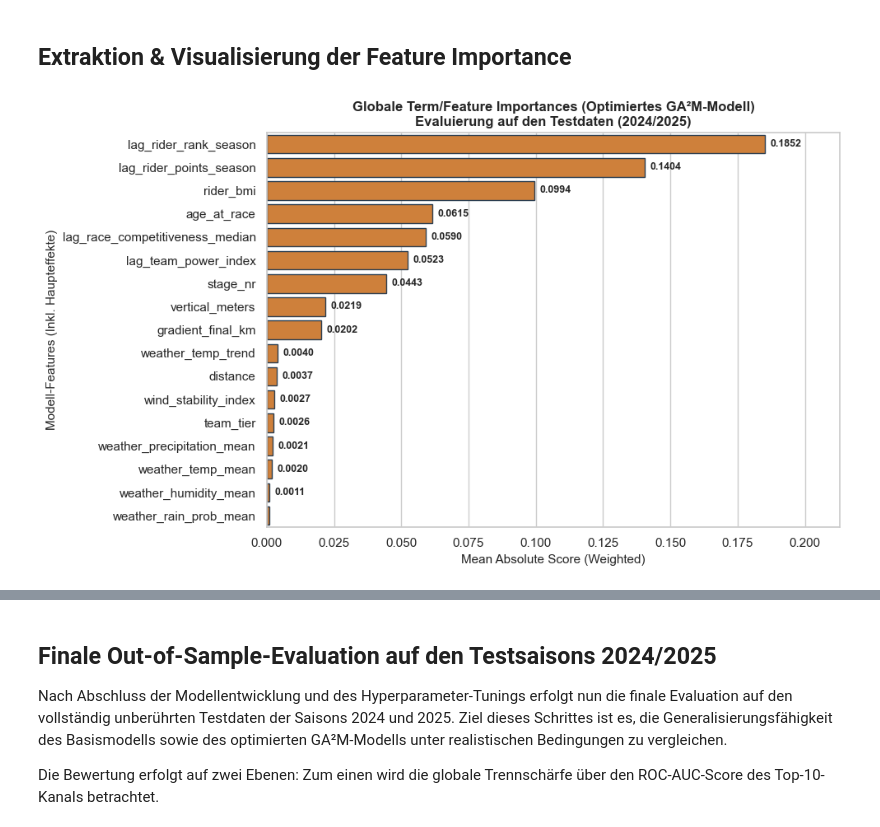
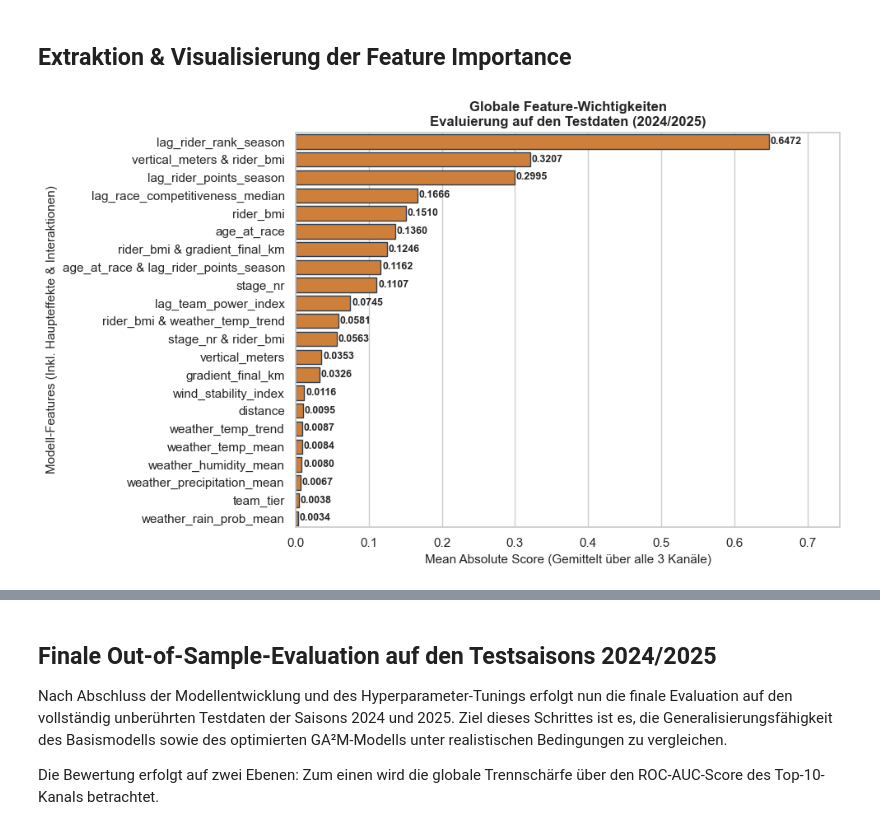
Before and after one commit to LPI24/GADA-Group3-Cycling-Stage-Prediction, a Jupyter notebook: src/Notebooks/10-01-02_EBM_classif.ipynb, the cells around one changed output, grey strips where cells are left out. Cells and saved outputs as stored; diff of their text form; code cells hidden in the pictures.

```diff
--- a/src/Notebooks/10-01-02_EBM_classif.ipynb
+++ b/src/Notebooks/10-01-02_EBM_classif.ipynb
@@ -1059,63 +1156,102 @@ Der methodische Umstieg von einer rein binären Klassifikation hin zu einer **or
 # %% [markdown]
 ## Extraktion & Visualisierung der Feature Importance
 # %%
-# 1. Das beste Modell aus der vorangegangenen Grid Search aus dem Ordner laden
 model_path = "../../data/models"
-file_name = "ebm_best_ordinal_multiclass.pkl"
+file_name = "ebm_best_binary_ensemble.pkl"
 full_load_path = os.path.join(model_path, file_name)
 
+# 1. Das multibinäre Modell-Trio (Tuple) aus dem Ordner laden
 with open(full_load_path, "rb") as f:
-    final_model = pickle.load(f)
+    ebm_top5, ebm_top10, ebm_top20 = pickle.load(f)
 
-# 2. Globale Erklärungen aus dem geladenen Modell extrahieren
-global_explanation = final_model.explain_global()
 
-# InterpretML speichert die Scores in den inneren Attributen der Erklärung
-feature_names = global_explanation.data()['names']
-feature_scores = global_explanation.data()['scores']
+# 2. Globale Erklärungen (Scores) für alle 3 Modelle separat extrahieren
+exp_top5 = ebm_top5.explain_global().data()
+exp_top10 = ebm_top10.explain_global().data()
+exp_top20 = ebm_top20.explain_global().data()
 
-# 3. In ein strukturiert sortiertes DataFrame gießen
-df_importance = pd.DataFrame({
-    'Feature': feature_names,
-    'Importance': feature_scores
-}).sort_values(by='Importance', ascending=False).reset_index(drop=True)
+# Basis-Features (Namen sind bei allen 3 Modellen identisch)
+feature_names = exp_top5["names"]
+
+# 3. In ein gemeinsames DataFrame gießen und den Mittelwert (Mean Importance) berechnen
+df_importance = pd.DataFrame(
+    {
+        "Feature": feature_names,
+        "Importance_Top5": exp_top5["scores"],
+        "Importance_Top10": exp_top10["scores"],
+        "Importance_Top20": exp_top20["scores"],
+    }
+)
+
+# Der finale Gesamt-Score berechnet sich als Mittelwert der 3 Teilsysteme
+df_importance["Importance"] = df_importance[
+    ["Importance_Top5", "Importance_Top10", "Importance_Top20"]
+].mean(axis=1)
+
+# Sortieren nach der aggregierten Gesamt-Importance
+df_importance = df_importance.sort_values(
+    by="Importance", ascending=False
+).reset_index(drop=True)
 
 # 4. Wissenschaftlichen Barplot erstellen
 plt.figure(figsize=(10, 6))
 sns.set_theme(style="whitegrid")
 
 # Einheitlicher sportlicher Orange-Ton
 sns.barplot(
     data=df_importance,
-    x='Importance',
-    y='Feature',
-    color='#e67e22',
-    edgecolor='#2c3e50'
+    x="Importance",
+    y="Feature",
+    color="#e67e22",
+    edgecolor="#2c3e50",
 )
 
-# Titel und Achsenbeschriftungen akademisch formatieren
-plt.title('Globale Term/Feature Importances (Optimiertes GA²M-Modell)\nEvaluierung auf den Testdaten (2024/2025)', fontsize=12, fontweight='bold')
-plt.xlabel('Mean Absolute Score (Weighted)', fontsize=11)
-plt.ylabel('Modell-Features (Inkl. Haupteffekte)', fontsize=11)
+# Titel und Achsenbeschriftungen akademisch an das neue Ensemble anpassen
+plt.title(
+    "Globale Feature-Wichtigkeiten\nEvaluierung auf den Testdaten (2024/2025)",
+    fontsize=12,
+    fontweight="bold",
+)
+plt.xlabel("Mean Absolute Score (Gemittelt über alle 3 Kanäle)", fontsize=11)
+plt.ylabel("Modell-Features (Inkl. Haupteffekte & Interaktionen)", fontsize=11)
 
 # Werte-Labels an die Balken schreiben
-for i, val in enumerate(df_importance['Importance']):
+for i, val in enumerate(df_importance["Importance"]):
     if val > 0.001:
-        plt.text(val + 0.002, i, f'{val:.4f}', va='center', fontsize=9, fontweight='bold')
+        plt.text(
+            val + 0.002,
+            i,
+            f"{val:.4f}",
+            va="center",
+            fontsize=9,
+            fontweight="bold",
+        )
 
-plt.xlim(0, df_importance['Importance'].max() * 1.15)
+plt.xlim(0, df_importance["Importance"].max() * 1.15)
 plt.tight_layout()
 
 # Grafik im Projektordner archivieren
-plt.savefig('../../data/charts/10-01-02_tuned_feature_importance.png', dpi=300, bbox_inches='tight')
+chart_path = "../../data/charts"
+os.makedirs(chart_path, exist_ok=True)
+plt.savefig(
+    os.path.join(chart_path, "10-01-02_tuned_ensemble_feature_importance.png"),
+    dpi=300,
+    bbox_inches="tight",
+)
 plt.show()
 
-# 5. Tabellarischer Kontroll-Print für die Thesis
+# 5. Tabellarischer Kontroll-Print für den Anhang deiner Thesis
 print("------------------------------------------------------------------")
-print("TABELLARISCHE ÜBERSICHT DER FEATURE-WICHTIGKEIT (GA²M)")
+print("Tabelle Feature Importance")
 print("------------------------------------------------------------------")
-print(df_importance.to_string(index=False, formatters={'Importance': lambda x: f'{x:.4f}'}))
+print(
+    df_importance.to_string(
+        index=False,
+        columns=["Feature", "Importance"],
+        formatters={"Importance": lambda x: f"{x:.4f}"},
+    )
+)
 print("------------------------------------------------------------------")
 # %% [output]
-[figure, old version]
+[figure, new version]
 ------------------------------------------------------------------
```
Also changed, not shown: parts of 15 cells of this notebook, 14 other files.
